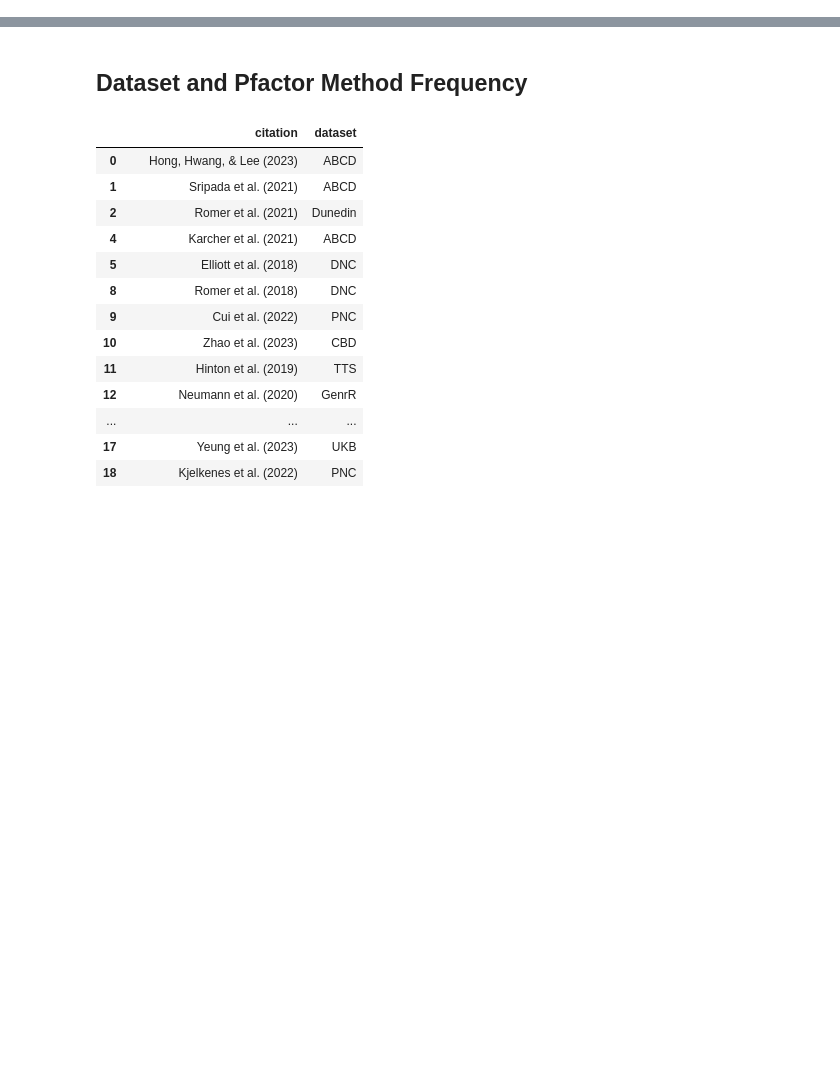
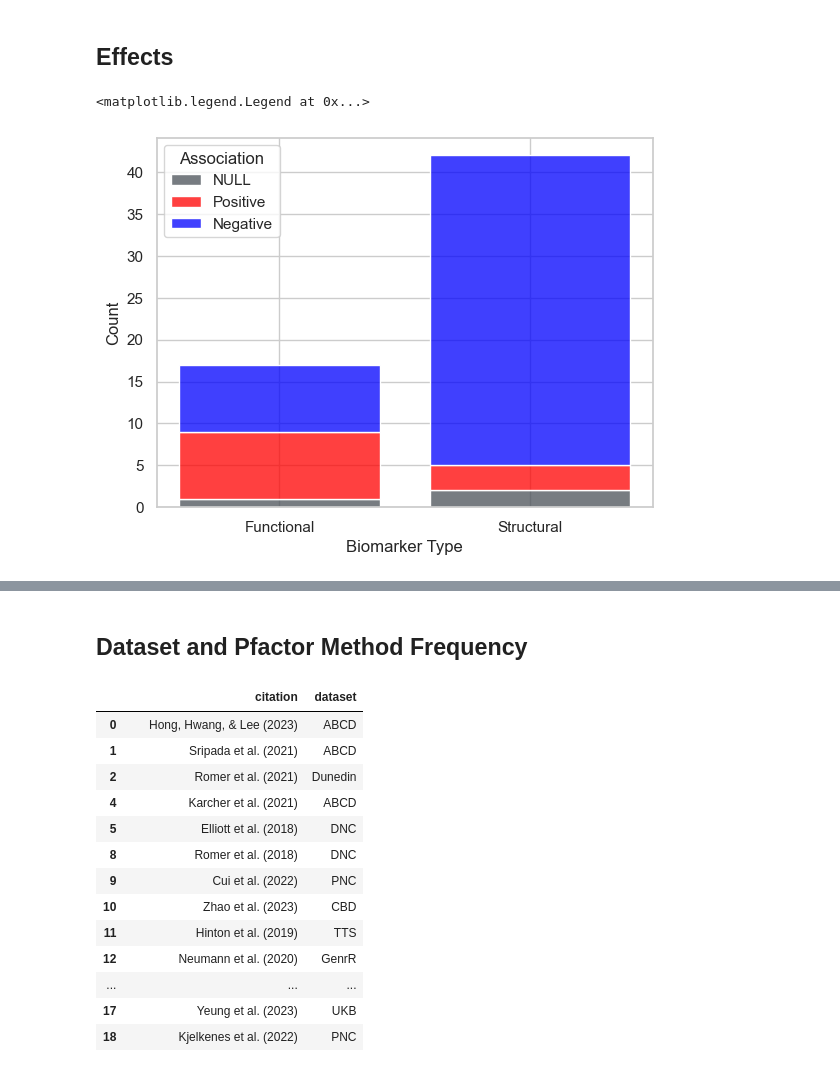
Before and after one commit to victoris93/p_factor_review, a Jupyter notebook: data_extraction.ipynb, the cells around one changed output, grey strips where cells are left out. Drawn from its saved outputs; the diff is of its cells as text; code cells hidden in the pictures; blank space fills up the shorter version.

```diff
--- a/data_extraction.ipynb
+++ b/data_extraction.ipynb
@@ -148,0 +194,11 @@ plt.show()
+# %% [markdown]
+## Effects
+# %%
+
+sns.histplot(data=df_associations_biomarkers, x='biomarker_type', hue='association', multiple='stack', palette=['#0000fe', '#ff0000', '#495057'], shrink=0.8)
+sns.set_theme(style="whitegrid")
+plt.xlabel('Biomarker Type')
+plt.legend(title='Association', labels=['NULL','Positive', 'Negative'])
+# %% [output]
+<matplotlib.legend.Legend at 0x...>
+[figure, added]
```
Also changed, not shown: parts of 14 cells of this notebook.
